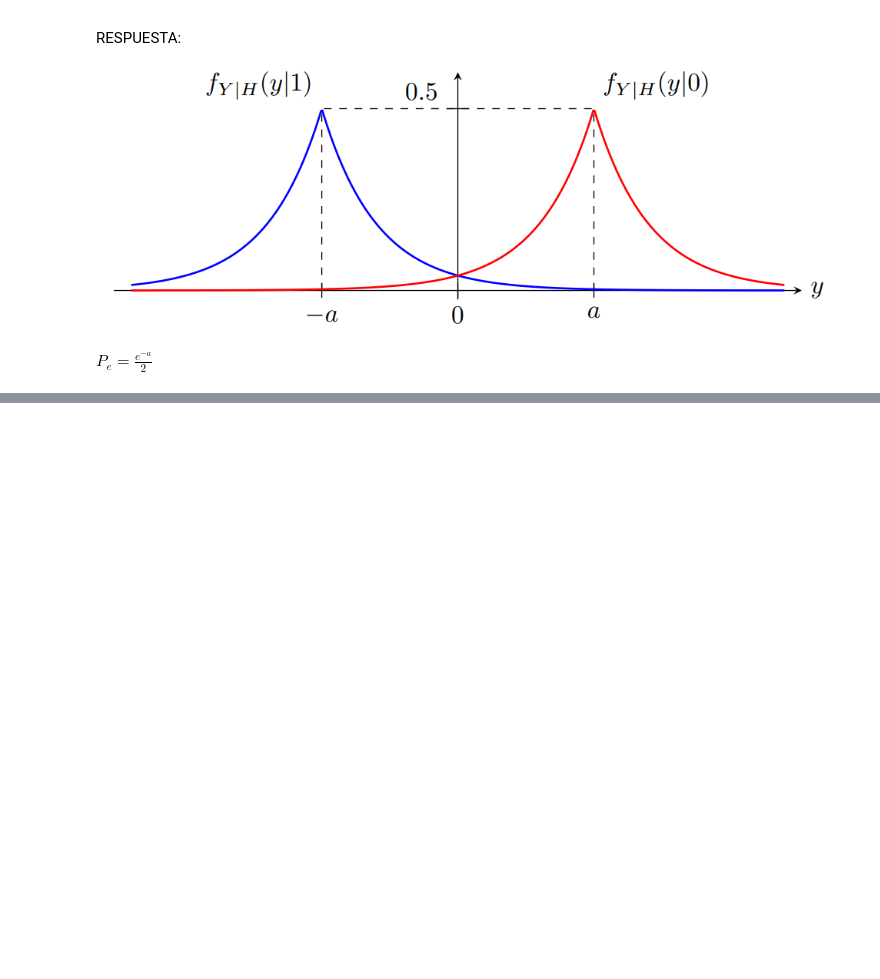
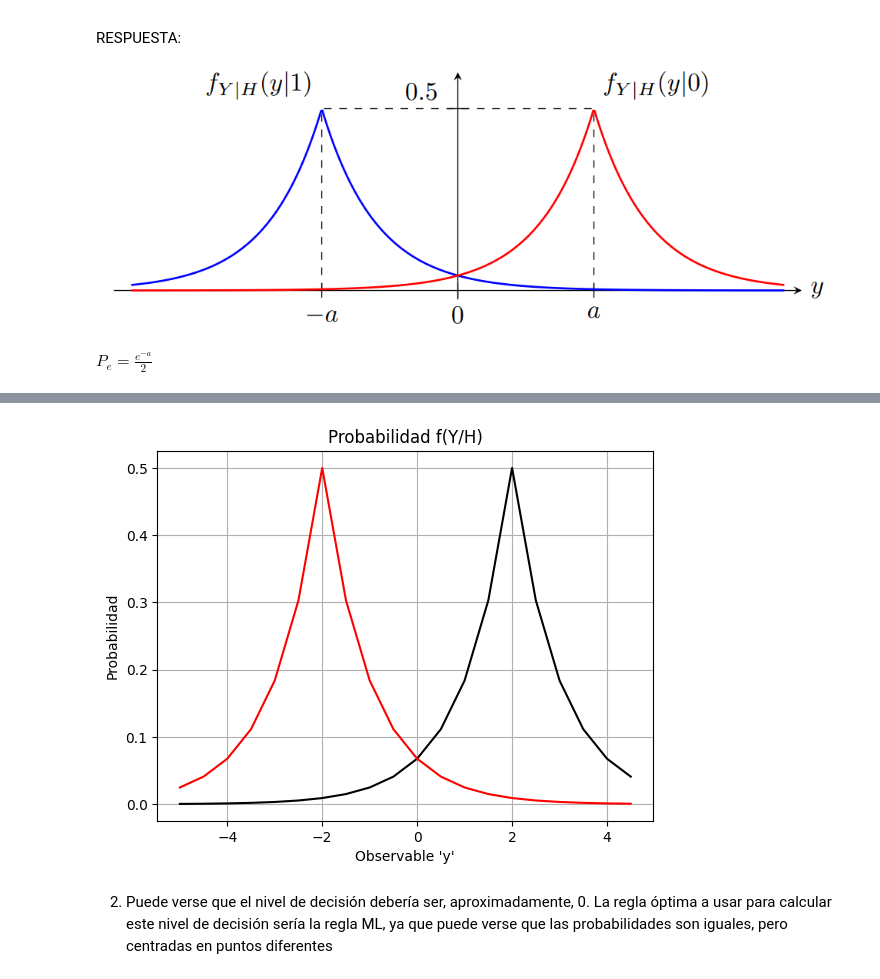
Before and after one commit to GastonFernandez00/Comunicaciones-Digitales, a Jupyter notebook: Codigo/Clase 4/Ejercicio1.ipynb, the cells around one changed output, grey strips where cells are left out. Drawn from its saved outputs; the diff is of its cells as text; code cells hidden in the pictures; blank space fills up the shorter version.

```diff
--- a/Codigo/Clase 4/Ejercicio1.ipynb
+++ b/Codigo/Clase 4/Ejercicio1.ipynb
@@ -17,0 +22,21 @@ RESPUESTA:
+# %%
+import matplotlib.pyplot as plt
+import numpy as np
+
+a = 2
+z = np.arange(-5,5,.5)
+fz1 = 0.5*np.exp(-np.abs(z-a))
+fz2 = 0.5*np.exp(-np.abs(z+a))
+
+plt.grid()
+plt.ylabel("Probabilidad")
+plt.xlabel("Observable 'y'")
+plt.title("Probabilidad f(Y/H)")
+plt.plot(z,fz1,color = "black")
+plt.plot(z,fz2,color = "red")
+plt.show()
+# %% [output]
+[figure, added]
+# %% [markdown]
+2. Puede verse que el nivel de decisión debería ser, aproximadamente, 0.
+La regla óptima a usar para calcular este nivel de decisión sería la regla ML, ya que puede verse que las probabilidades son iguales, pero centradas en puntos diferentes
```
Also changed, not shown: parts of 3 cells of this notebook, 1 other file.
